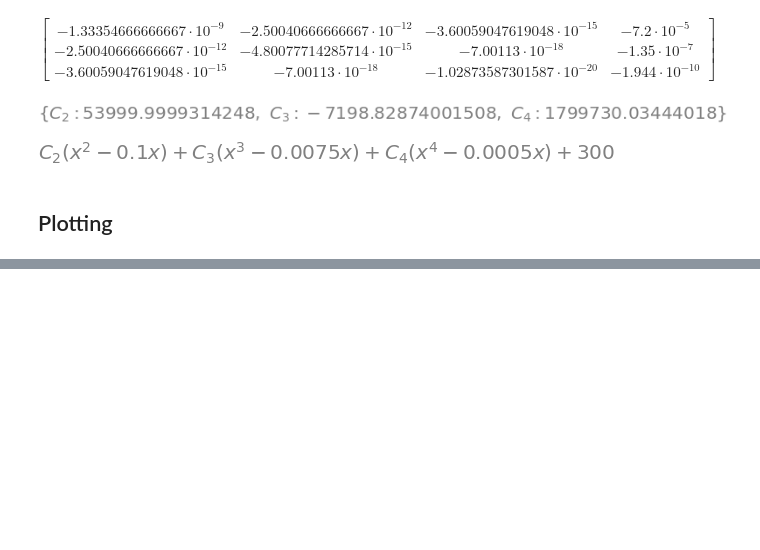
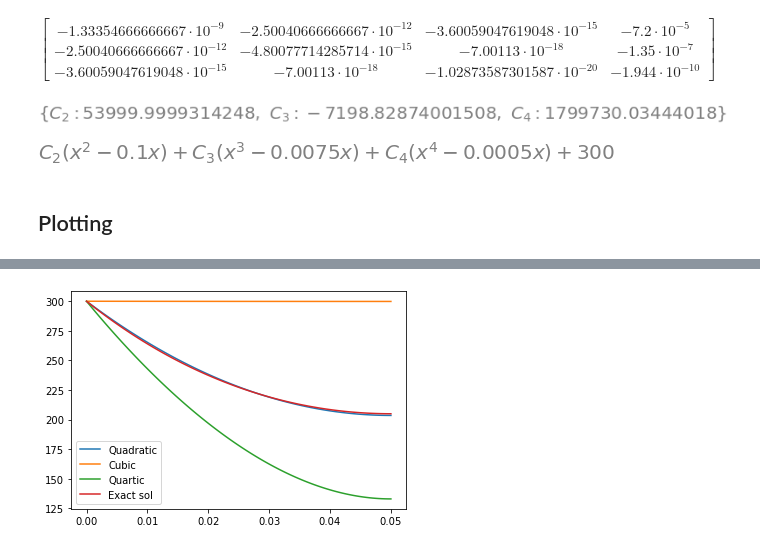
Before and after one commit to Sumanshekhar17/Finite-Element-Analysis, a Jupyter notebook: Assaignment2_FEA.ipynb, the cells around one changed output, grey strips where cells are left out. Cells and saved outputs as stored; diff of their text form; code cells hidden in the pictures; blank space fills up the shorter version.

```diff
--- a/Assaignment2_FEA.ipynb
+++ b/Assaignment2_FEA.ipynb
@@ -140,0 +179,12 @@ T_cap3
+# %%
+T_exact = To + ((Tw - To)/(np.cosh(n*L)))*(np.cosh(n*(L-x)))
+# %%
+plt.plot(x,T_cap1,label='Quadratic')
+plt.plot(x,T_cap2,label='Cubic')
+plt.plot(x,T_cap3,label='Quartic')
+plt.plot(x,T_exact,label='Exact sol')
+plt.plot()
+plt.legend()
+plt.savefig("FEA.pdf")
+# %% [output]
+[figure, added]
```
Also changed, not shown: parts of 16 cells of this notebook.
